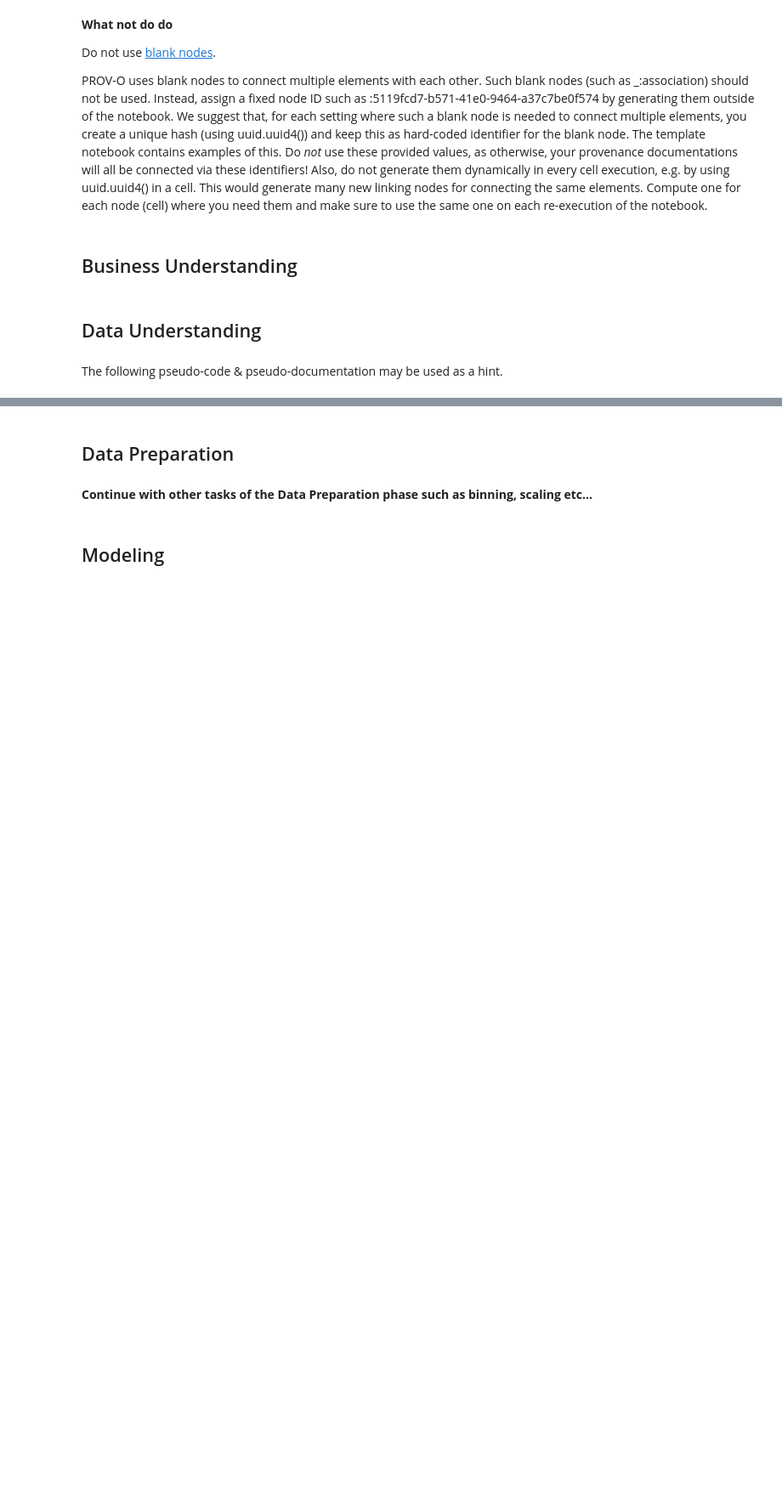
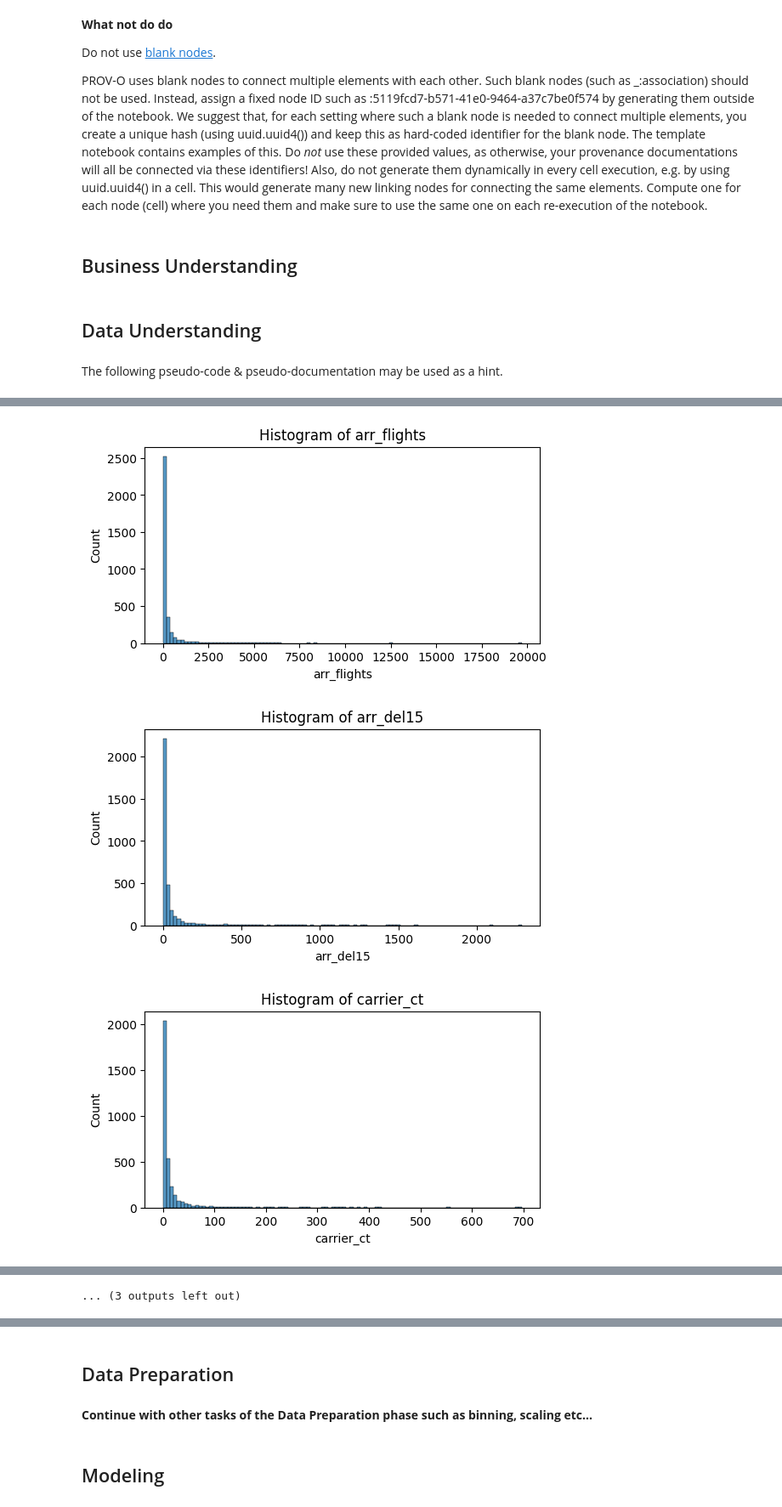
Before and after one commit to Bernhg4/businessintelligence_group043_a3, a Jupyter notebook: airline_delay_043.ipynb, the cells around one changed output, grey strips where cells are left out. Shown at 85% size. Drawn from its saved outputs; the diff is of its cells as text; code cells hidden in the pictures; blank space fills up the shorter version.

Commit message:
- added Data Understanding
TODO:
- add comments
- add missing Business Understanding points

```diff
--- a/airline_delay_043.ipynb
+++ b/airline_delay_043.ipynb
@@ -586,0 +621,9 @@ engine.insert(inspect_outlier_report_activity, prefixes=prefixes)
+# %%
+#check missing values
+missing = {
+    col: data.index[data[col].isna()].tolist()
+    for col in data.columns
+    if data[col].isna().any()
+}
+for col, count in missing.items():
+    print(f"{col}: {count}")
@@ -586,0 +646,10 @@ engine.insert(inspect_outlier_report_activity, prefixes=prefixes)
+# %%
+def check_skewness(df: pd.DataFrame, column: str):
+    s = df[column].dropna()
+    sk = s.skew()
+    print(f"Skewness of '{column}': {sk:.3f}")
+    return sk
+
+numeric_cols = ['arr_flights', 'arr_del15', 'carrier_ct', 'weather_ct', 'nas_ct', 'security_ct', 'late_aircraft_ct', 'arr_cancelled', 'arr_diverted', 'arr_delay', 'carrier_delay', 'weather_delay', 'nas_delay', 'security_delay', 'late_aircraft_delay' ]
+for col in numeric_cols:
+    check_skewness(data, col)
@@ -586,0 +718,17 @@ engine.insert(inspect_outlier_report_activity, prefixes=prefixes)
+# %%
+#visualize histogram
+import seaborn
+
+numeric_cols = ['arr_flights', 'arr_del15', 'carrier_ct', 'weather_ct', 'nas_ct', 'security_ct', 'late_aircraft_ct', 'arr_cancelled', 'arr_diverted', 'arr_delay', 'carrier_delay', 'weather_delay', 'nas_delay', 'security_delay', 'late_aircraft_delay' ]
+
+for col in numeric_cols:
+    plt.figure(figsize=(6,3))
+    seaborn.histplot(data[col], bins=100, kde=False)
+    plt.title(f"Histogram of {col}")
+    plt.xlabel(col)
+    plt.ylabel("Count")
+    plt.show()
+# %% [output]
+[figure, added]
+[figure, added]
+[figure, added]
@@ -586,0 +744 @@ engine.insert(inspect_outlier_report_activity, prefixes=prefixes)
+... (3 outputs left out)
```
Also changed, not shown: parts of 38 cells of this notebook.
